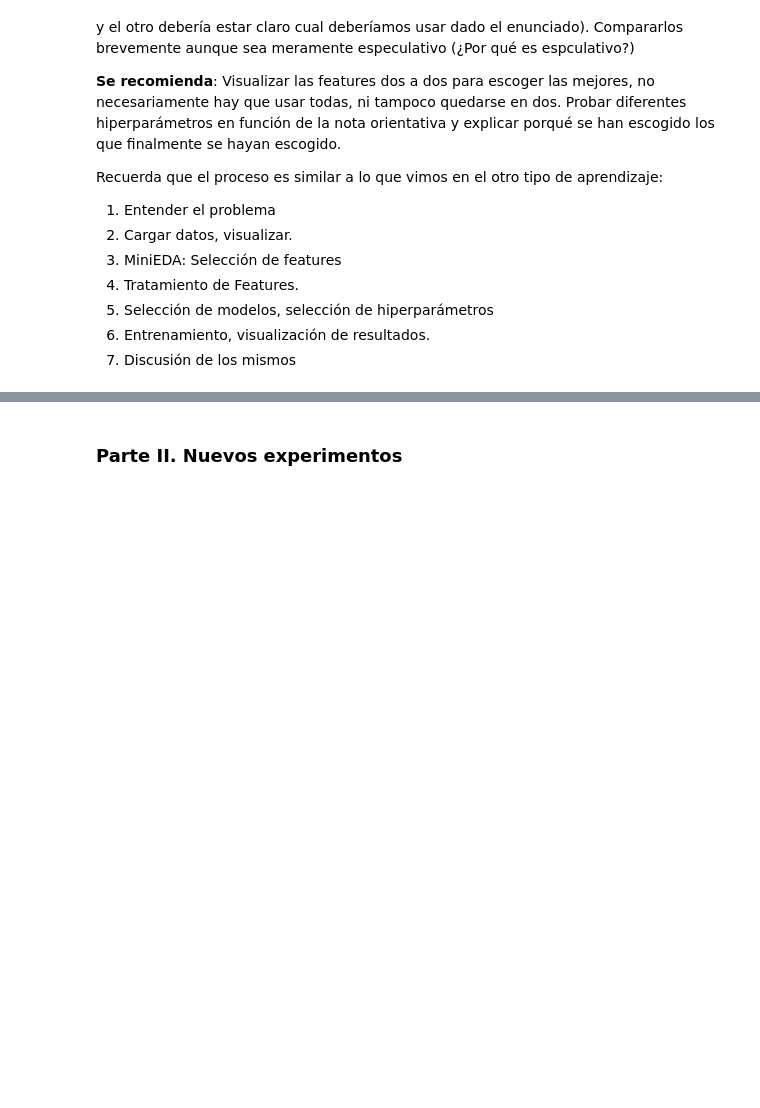
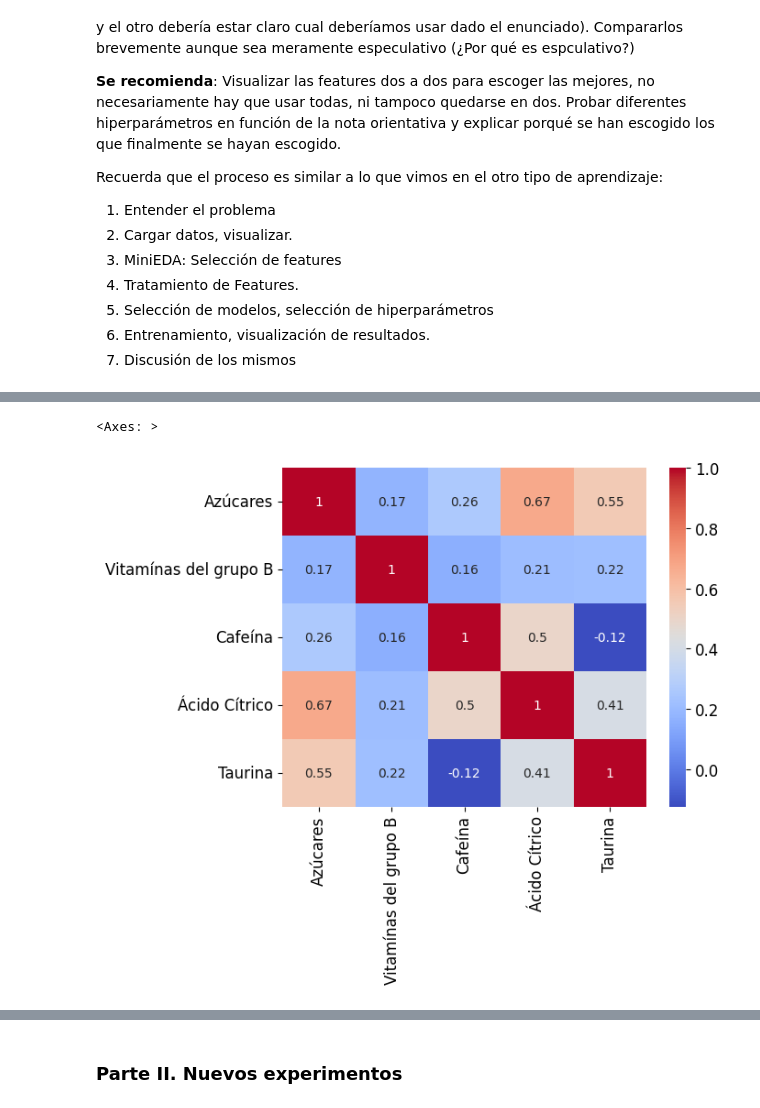
Before and after one commit to jvemagmail/MyBootCampDS, a Jupyter notebook: 04_Machine_Learning/Sprint_13/Unidad_02_ML_No_Supervisado_Clustering_DBSCAN/03_Practica_Obligatoria/18_Practica_Obligatoria_Clustering_DBSCAN.ipynb, the cells around one changed output, grey strips where cells are left out. Cells and saved outputs as stored; diff of their text form; code cells hidden in the pictures; blank space fills up the shorter version.

```diff
--- a/04_Machine_Learning/Sprint_13/Unidad_02_ML_No_Supervisado_Clustering_DBSCAN/03_Practica_Obligatoria/18_Practica_Obligatoria_Clustering_DBSCAN.ipynb
+++ b/04_Machine_Learning/Sprint_13/Unidad_02_ML_No_Supervisado_Clustering_DBSCAN/03_Practica_Obligatoria/18_Practica_Obligatoria_Clustering_DBSCAN.ipynb
@@ -42,0 +123,6 @@ Recuerda que el proceso es similar a lo que vimos en el otro tipo de aprendizaje
+# %%
+# Correlaciones
+sns.heatmap(df.corr(), annot=True, cmap="coolwarm")
+# %% [output]
+<Axes: >
+[figure, added]
```
Also changed, not shown: parts of 40 cells of this notebook.
